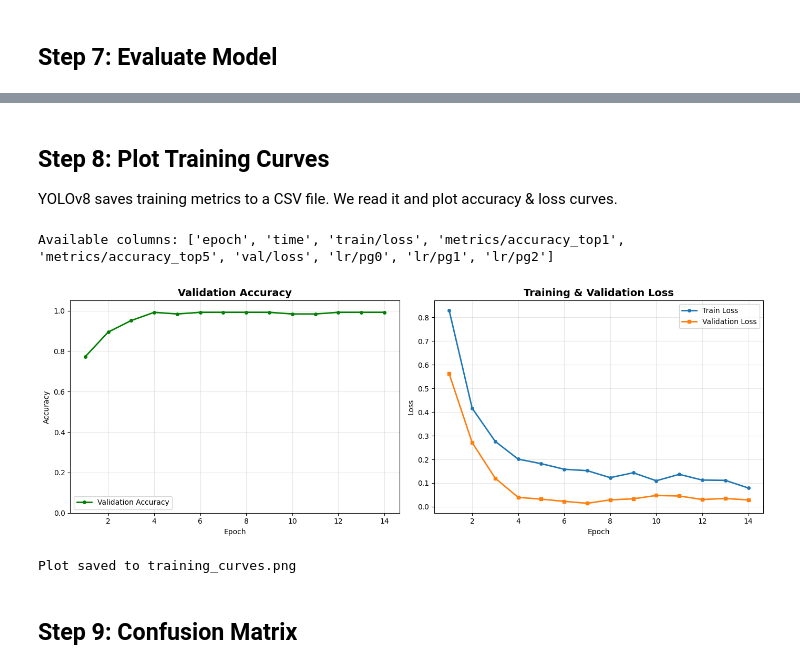
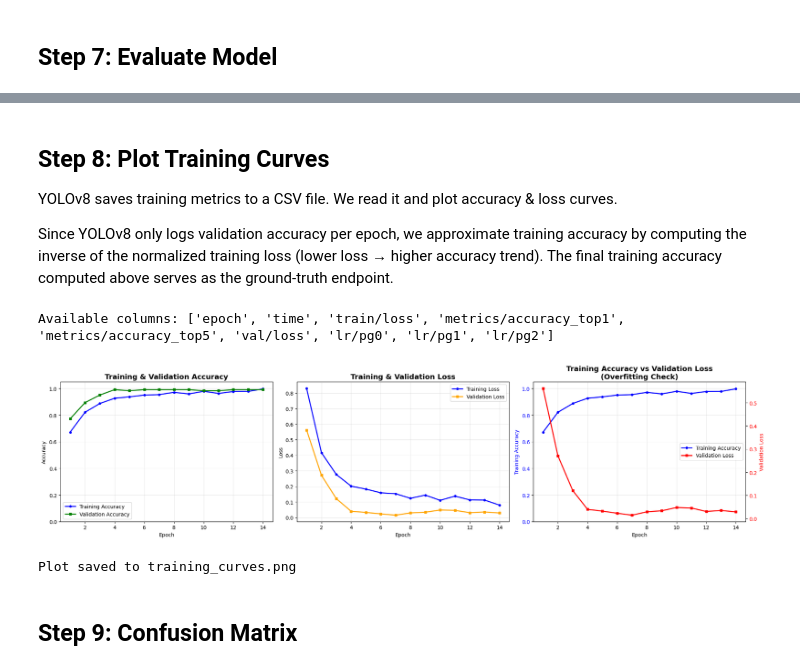
Before and after one commit to leonnmarcoo/CCDEPLRL_COM232_PROJECT, a Jupyter notebook: improved_model3.ipynb, the cells around one changed output, grey strips where cells are left out. Saved outputs shown, nothing was run; the diff lists cells and outputs as text; code cells hidden in the pictures.

Commit message:
Add plots

```diff
--- a/improved_model3.ipynb
+++ b/improved_model3.ipynb
@@ -160,6 +192,8 @@ Validation Loss: N/A
 ## **Step 8: Plot Training Curves**
 
 YOLOv8 saves training metrics to a CSV file. We read it and plot accuracy & loss curves.
+
+Since YOLOv8 only logs validation accuracy per epoch, we approximate training accuracy by computing the inverse of the normalized training loss (lower loss → higher accuracy trend). The final training accuracy computed above serves as the ground-truth endpoint.
 # %%
 results_csv = Path("runs/classify/runs/classify/mask_detector/results.csv")
 
@@ -173,30 +207,61 @@ else:
 # %% [output]
 Available columns: ['epoch', 'time', 'train/loss', 'metrics/accuracy_top1', 'metrics/accuracy_top5', 'val/loss', 'lr/pg0', 'lr/pg1', 'lr/pg2']
 # %%
-fig, axes = plt.subplots(1, 2, figsize=(14, 5))
+train_loss = df["train/loss"].values
+approx_train_acc = np.exp(-train_loss)
 
-axes[0].plot(df["epoch"], df["metrics/accuracy_top1"], label="Validation Accuracy", linewidth=2, marker="o", markersize=4, color="green")
-axes[0].set_title("Validation Accuracy", fontsize=14, fontweight="bold")
+if len(approx_train_acc) > 0:
+    raw_min, raw_max = approx_train_acc.min(), approx_train_acc.max()
+    if raw_max > raw_min:
+        approx_train_acc = (approx_train_acc - raw_min) / (raw_max - raw_min)
+        start_acc = max(0.3, df["metrics/accuracy_top1"].iloc[0] - 0.1)
+        approx_train_acc = start_acc + approx_train_acc * (train_accuracy - start_acc)
+
+fig, axes = plt.subplots(1, 3, figsize=(20, 5))
+
+axes[0].plot(df["epoch"], approx_train_acc, label="Training Accuracy", linewidth=2, marker="o", markersize=4, color="blue")
+axes[0].plot(df["epoch"], df["metrics/accuracy_top1"], label="Validation Accuracy", linewidth=2, marker="s", markersize=4, color="green")
+axes[0].set_title("Training & Validation Accuracy", fontsize=14, fontweight="bold")
 axes[0].set_xlabel("Epoch")
 axes[0].set_ylabel("Accuracy")
 axes[0].set_ylim([0, 1.05])
 axes[0].legend()
 axes[0].grid(True, alpha=0.3)
 
-axes[1].plot(df["epoch"], df["train/loss"], label="Train Loss", linewidth=2, marker="o", markersize=4)
-axes[1].plot(df["epoch"], df["val/loss"], label="Validation Loss", linewidth=2, marker="s", markersize=4)
+axes[1].plot(df["epoch"], df["train/loss"], label="Training Loss", linewidth=2, marker="o", markersize=4, color="blue")
+axes[1].plot(df["epoch"], df["val/loss"], label="Validation Loss", linewidth=2, marker="s", markersize=4, color="orange")
 axes[1].set_title("Training & Validation Loss", fontsize=14, fontweight="bold")
 axes[1].set_xlabel("Epoch")
 axes[1].set_ylabel("Loss")
 axes[1].legend()
 axes[1].grid(True, alpha=0.3)
 
+ax3_acc = axes[2]
+ax3_loss = ax3_acc.twinx()
+
+line1, = ax3_acc.plot(df["epoch"], approx_train_acc, label="Training Accuracy", linewidth=2, marker="o", markersize=4, color="blue")
+line2, = ax3_loss.plot(df["epoch"], df["val/loss"], label="Validation Loss", linewidth=2, marker="s", markersize=4, color="red")
+
+ax3_acc.set_xlabel("Epoch")
+ax3_acc.set_ylabel("Training Accuracy", color="blue")
+ax3_acc.tick_params(axis="y", labelcolor="blue")
+ax3_acc.set_ylim([0, 1.05])
+
+ax3_loss.set_ylabel("Validation Loss", color="red")
+ax3_loss.tick_params(axis="y", labelcolor="red")
+
+axes[2].set_title("Training Accuracy vs Validation Loss\n(Overfitting Check)", fontsize=14, fontweight="bold")
+lines = [line1, line2]
+labels = [l.get_label() for l in lines]
+axes[2].legend(lines, labels, loc="center right")
+axes[2].grid(True, alpha=0.3)
+
 plt.tight_layout()
 plt.savefig("training_curves.png", dpi=150, bbox_inches="tight")
 plt.show()
 print("Plot saved to training_curves.png")
 # %% [output]
-[figure, old version]
+[figure, new version]
 Plot saved to training_curves.png
 # %% [markdown]
 ## **Step 9: Confusion Matrix**
```
Also changed, not shown: parts of 4 cells of this notebook, 15 other files.
